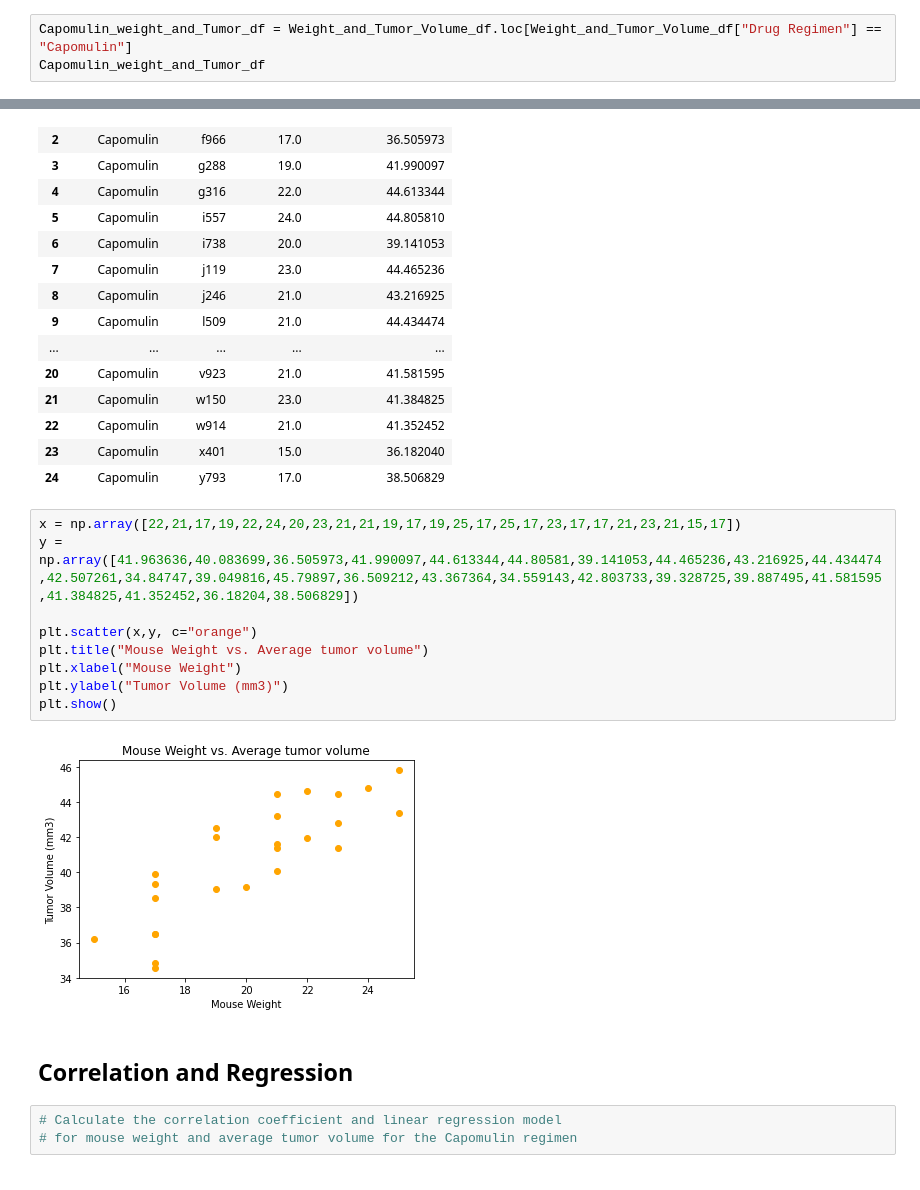
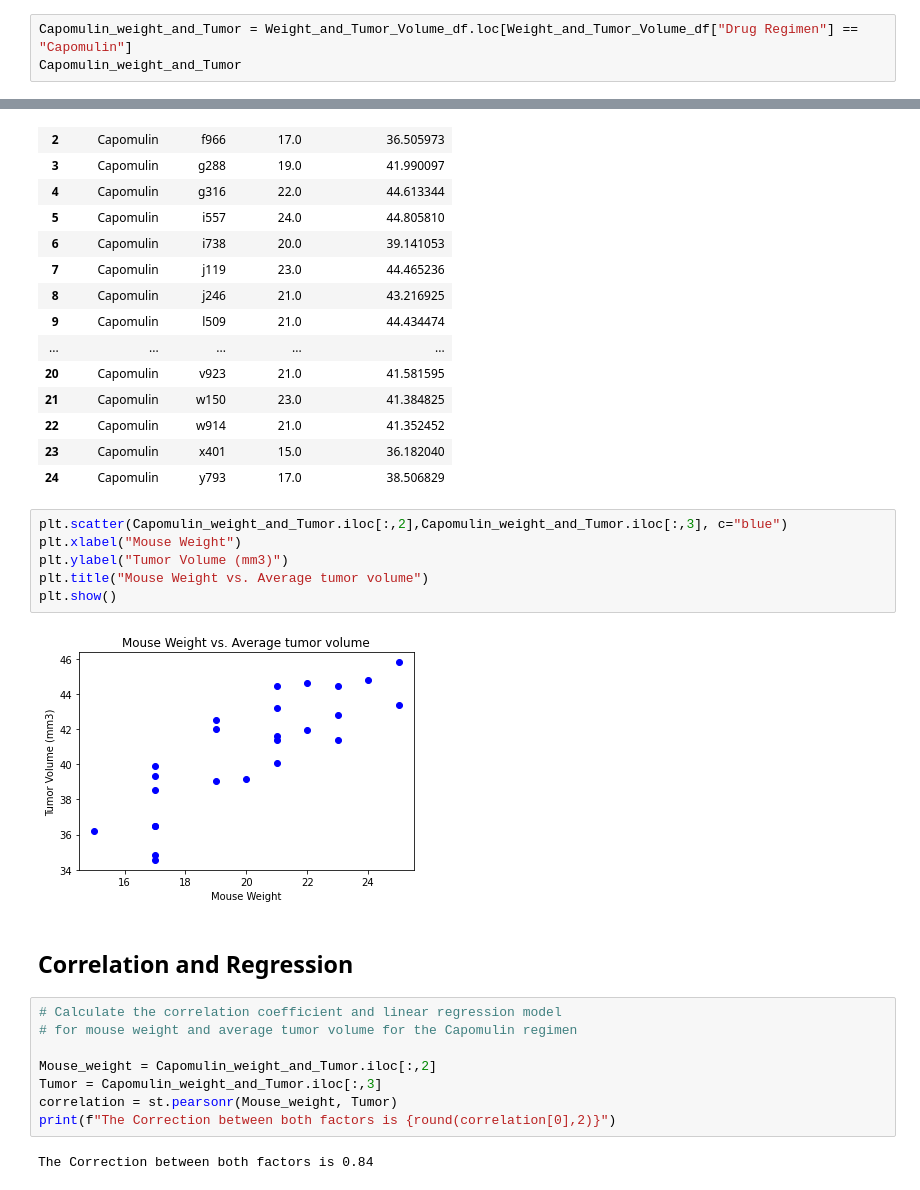
Before and after one commit to CarmenK2/Matplotlib-homework, a Jupyter notebook: pymaceuticals_starter.ipynb, the cells around one changed output, grey strips where cells are left out. Saved outputs shown, nothing was run; the diff lists cells and outputs as text.

```diff
--- a/pymaceuticals_starter.ipynb
+++ b/pymaceuticals_starter.ipynb
@@ -780,8 +782,8 @@ Weight_and_Tumor_Volume_df
 | 99 | Ramicane | z578 | 16.0 | 38.411510 |
 100 rows × 4 columns
 # %%
-Capomulin_weight_and_Tumor_df = Weight_and_Tumor_Volume_df.loc[Weight_and_Tumor_Volume_df["Drug Regimen"] == "Capomulin"]
-Capomulin_weight_and_Tumor_df
+Capomulin_weight_and_Tumor = Weight_and_Tumor_Volume_df.loc[Weight_and_Tumor_Volume_df["Drug Regimen"] == "Capomulin"]
+Capomulin_weight_and_Tumor
 # %% [output]
 |  | Drug Regimen | MouseID | Weight (g) | Tumor Volume (mm3) |
 | 0 | Capomulin | b128 | 22.0 | 41.963636 |
@@ -800,19 +802,23 @@ Capomulin_weight_and_Tumor_df
 | 22 | Capomulin | w914 | 21.0 | 41.352452 |
 | 23 | Capomulin | x401 | 15.0 | 36.182040 |
 | 24 | Capomulin | y793 | 17.0 | 38.506829 |
-# %%
-x = np.array([22,21,17,19,22,24,20,23,21,21,19,17,19,25,17,25,17,23,17,17,21,23,21,15,17])
-y = np.array([41.963636,40.083699,36.505973,41.990097,44.613344,44.80581,39.141053,44.465236,43.216925,44.434474,42.507261,34.84747,39.049816,45.79897,36.509212,43.367364,34.559143,42.803733,39.328725,39.887495,41.581595,41.384825,41.352452,36.18204,38.506829])
-
-plt.scatter(x,y, c="orange")
-plt.title("Mouse Weight vs. Average tumor volume")
-plt.xlabel("Mouse Weight")
-plt.ylabel("Tumor Volume (mm3)")
-plt.show()
-# %% [output]
-[figure, removed]
+# %%
+plt.scatter(Capomulin_weight_and_Tumor.iloc[:,2],Capomulin_weight_and_Tumor.iloc[:,3], c="blue")
+plt.xlabel("Mouse Weight")
+plt.ylabel("Tumor Volume (mm3)")
+plt.title("Mouse Weight vs. Average tumor volume")
+plt.show()
+# %% [output]
+[figure, added]
 # %% [markdown]
 ## Correlation and Regression
 # %%
 # Calculate the correlation coefficient and linear regression model
 # for mouse weight and average tumor volume for the Capomulin regimen
+
+Mouse_weight = Capomulin_weight_and_Tumor.iloc[:,2]
+Tumor = Capomulin_weight_and_Tumor.iloc[:,3]
+correlation = st.pearsonr(Mouse_weight, Tumor)
+print(f"The Correction between both factors is {round(correlation[0],2)}")
+# %% [output]
+The Correction between both factors is 0.84
```
Also changed, not shown: parts of 6 cells of this notebook.
